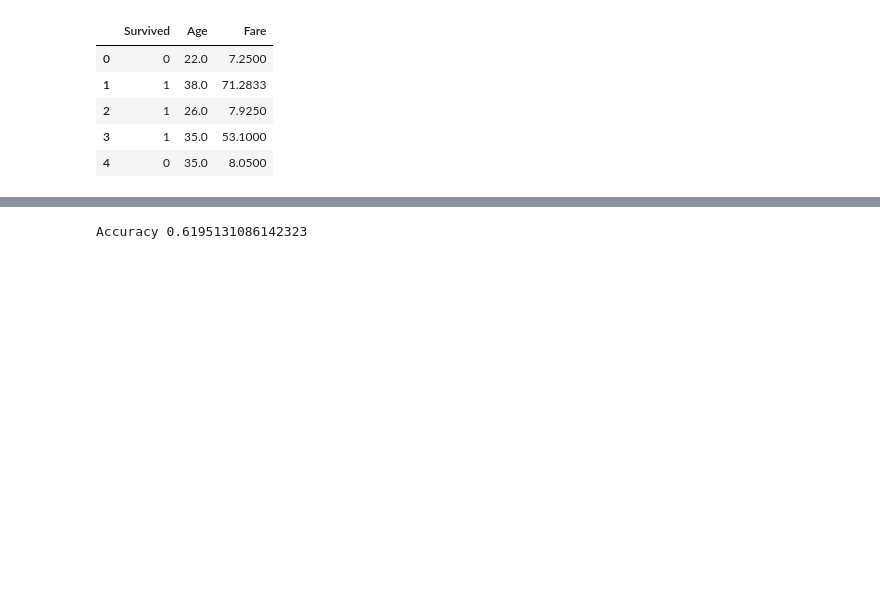
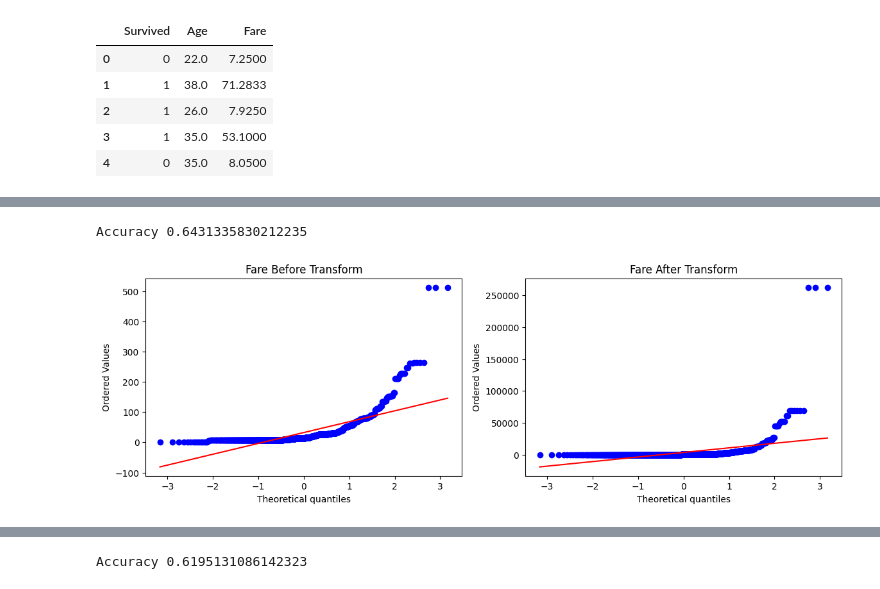
Before and after one commit to Apurba1903/Descriptive-Statistics, a Jupyter notebook: function_transformer.ipynb, the cells around one changed output, grey strips where cells are left out. Saved outputs shown, nothing was run; the diff lists cells and outputs as text; code cells hidden in the pictures; blank space fills up the shorter version.

```diff
--- a/function_transformer.ipynb
+++ b/function_transformer.ipynb
@@ -207,0 +238,5 @@ def apply_transform(transform):
+# %%
+apply_transform(lambda x: x**2)
+# %% [output]
+Accuracy 0.6431335830212235
+[figure, added]
```
Also changed, not shown: parts of 12 cells of this notebook.
